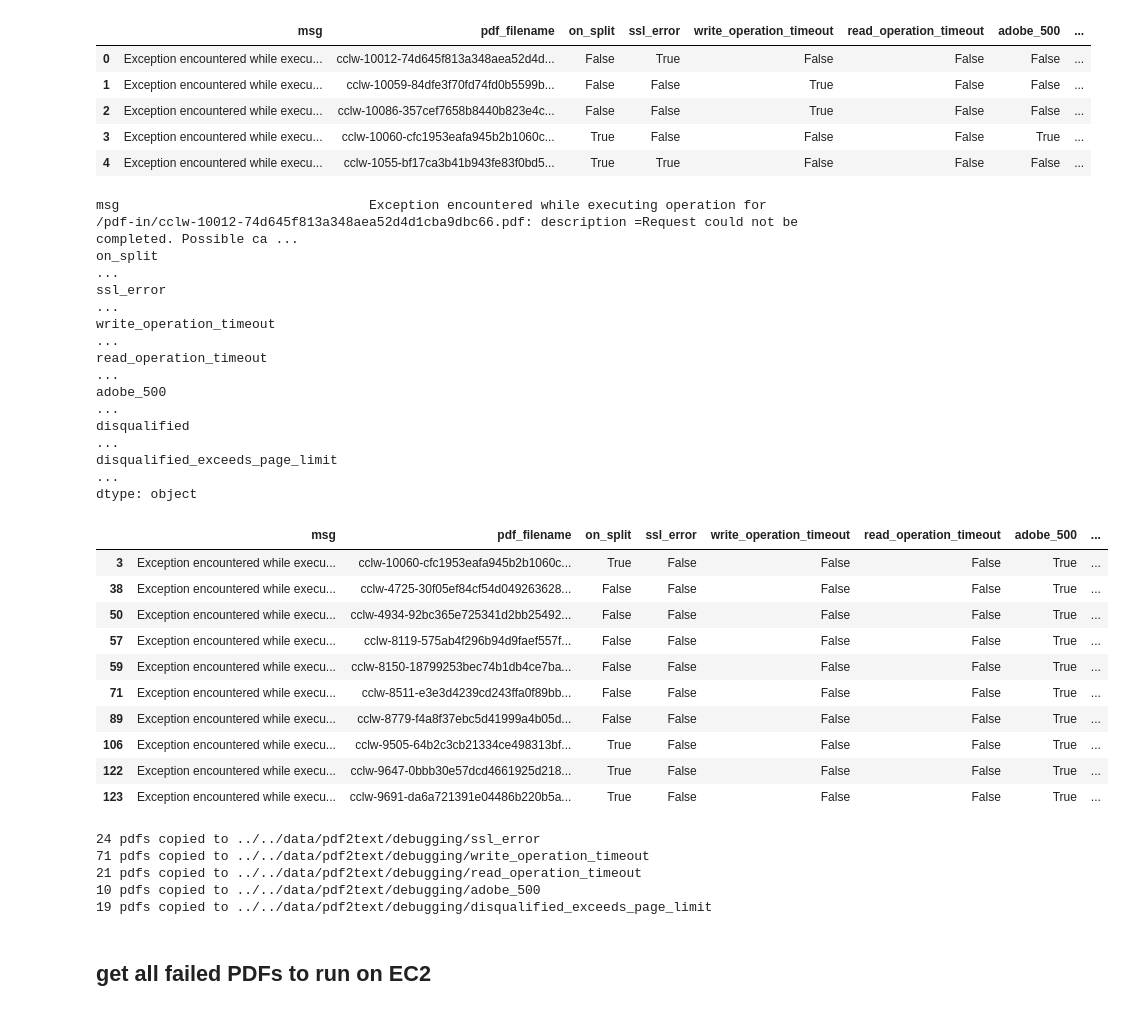
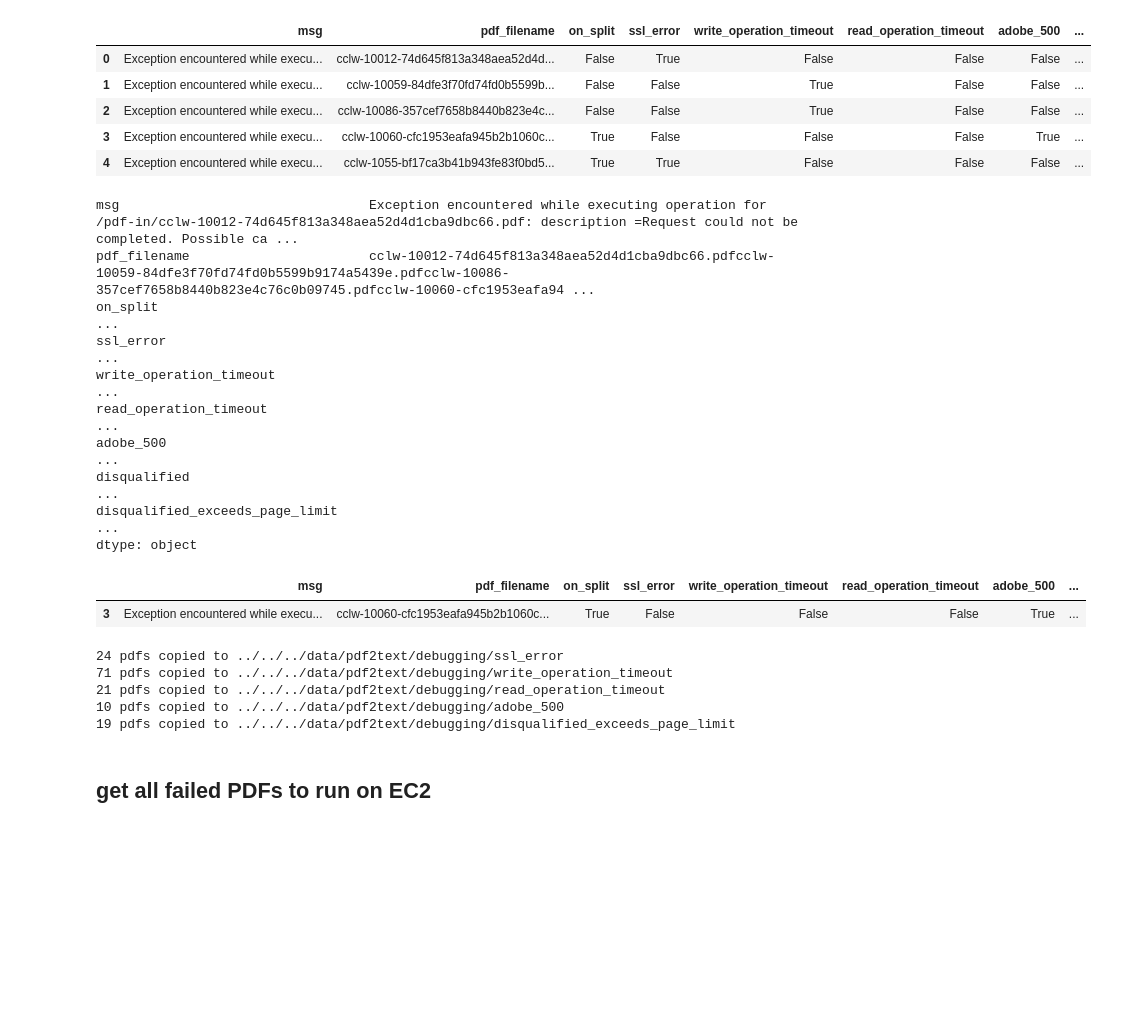
Before and after one commit to climatepolicyradar/navigator, a Jupyter notebook: pipeline/notebooks/experiment-analysing-failure-logs.ipynb, the cells around one changed output. Saved outputs shown, nothing was run; the diff lists cells and outputs as text; code cells hidden in the pictures; blank space fills up the shorter version.

```diff
--- a/pipeline/notebooks/experiment-analysing-failure-logs.ipynb
+++ b/pipeline/notebooks/experiment-analysing-failure-logs.ipynb
@@ -63,9 +79,9 @@ print(f"{len(adobe_successes)} ({round(perc_successful_adobe, 2)}%) passed throu
 # %% [markdown]
 what were the reasons for failures?
 # %%
-LOG_PATH = Path("../../data/pdf2text/logs 220314.txt")
+LOG_PATH = Path("../../../data/pdf2text/logs 220314.txt")
 
 with open(LOG_PATH, "r") as f:
     logs = f.read()
 
-print(logs)
+# print(logs)
@@ -126,6 +124,7 @@ df.head(5)
 df.sum()
 # %% [output]
 msg                                Exception encountered while executing operation for /pdf-in/cclw-10012-74d645f813a348aea52d4d1cba9dbc66.pdf: description =Request could not be completed. Possible ca ...
+pdf_filename                       cclw-10012-74d645f813a348aea52d4d1cba9dbc66.pdfcclw-10059-84dfe3f70fd74fd0b5599b9174a5439e.pdfcclw-10086-357cef7658b8440b823e4c76c0b09745.pdfcclw-10060-cfc1953eafa94 ...
 on_split                                                                                                                                                                                                 ...
 ssl_error                                                                                                                                                                                                ...
 write_operation_timeout                                                                                                                                                                                  ...
@@ -137,21 +136,12 @@ dtype: object
 # %%
 with pd.option_context('max_colwidth', 10000):
     # display(df[~df['read_operation_timeout'] & ~df['write_operation_timeout'] & ~df['adobe_500'] & ~df['ssl_error'] & ~df['disqualified_exceeds_page_limit']])
-    display(df[df['adobe_500']] )
+    display(df[df['adobe_500']].head(1))
 # %% [output]
 |  | msg | pdf_filename | on_split | ssl_error | write_operation_timeout | read_operation_timeout | adobe_500 | ... |
 | 3 | Exception encountered while execu... | cclw-10060-cfc1953eafa945b2b1060c... | True | False | False | False | True | ... |
-| 38 | Exception encountered while execu... | cclw-4725-30f05ef84cf54d049263628... | False | False | False | False | True | ... |
-| 50 | Exception encountered while execu... | cclw-4934-92bc365e725341d2bb25492... | False | False | False | False | True | ... |
-| 57 | Exception encountered while execu... | cclw-8119-575ab4f296b94d9faef557f... | False | False | False | False | True | ... |
-| 59 | Exception encountered while execu... | cclw-8150-18799253bec74b1db4ce7ba... | False | False | False | False | True | ... |
-| 71 | Exception encountered while execu... | cclw-8511-e3e3d4239cd243ffa0f89bb... | False | False | False | False | True | ... |
-| 89 | Exception encountered while execu... | cclw-8779-f4a8f37ebc5d41999a4b05d... | False | False | False | False | True | ... |
-| 106 | Exception encountered while execu... | cclw-9505-64b2c3cb21334ce498313bf... | True | False | False | False | True | ... |
-| 122 | Exception encountered while execu... | cclw-9647-0bbb30e57dcd4661925d218... | True | False | False | False | True | ... |
-| 123 | Exception encountered while execu... | cclw-9691-da6a721391e04486b220b5a... | True | False | False | False | True | ... |
 # %%
-DEBUG_FILES_PATH = Path("../../data/pdf2text/debugging/")
+DEBUG_FILES_PATH = Path("../../../data/pdf2text/debugging/")
 
 def convert_split_pdf_name_into_original(pdf_filename: str) -> str:
     if "split" not in pdf_filename:
@@ -165,16 +155,16 @@ for error_type in ("ssl_error", "write_operation_timeout", "read_operation_timeo
 
     pdf_filenames = df.loc[df[error_type], "pdf_filename"].apply(convert_split_pdf_name_into_original).tolist()
 
-    for f_name in pdf_filenames:
-        shutil.copy(PDF_DIR/f_name, error_pdf_folder)
+    # for f_name in pdf_filenames:
+    #     shutil.copy(PDF_DIR/f_name, error_pdf_folder)
 
     print(f"{len(pdf_filenames)} pdfs copied to {error_pdf_folder}")
 # %% [output]
-24 pdfs copied to ../../data/pdf2text/debugging/ssl_error
-71 pdfs copied to ../../data/pdf2text/debugging/write_operation_timeout
-21 pdfs copied to ../../data/pdf2text/debugging/read_operation_timeout
-10 pdfs copied to ../../data/pdf2text/debugging/adobe_500
-19 pdfs copied to ../../data/pdf2text/debugging/disqualified_exceeds_page_limit
+24 pdfs copied to ../../../data/pdf2text/debugging/ssl_error
+71 pdfs copied to ../../../data/pdf2text/debugging/write_operation_timeout
+21 pdfs copied to ../../../data/pdf2text/debugging/read_operation_timeout
+10 pdfs copied to ../../../data/pdf2text/debugging/adobe_500
+19 pdfs copied to ../../../data/pdf2text/debugging/disqualified_exceeds_page_limit
 # %% [markdown]
 ## get all failed PDFs to run on EC2
 # %%
```
Also changed, not shown: parts of 16 cells of this notebook.
